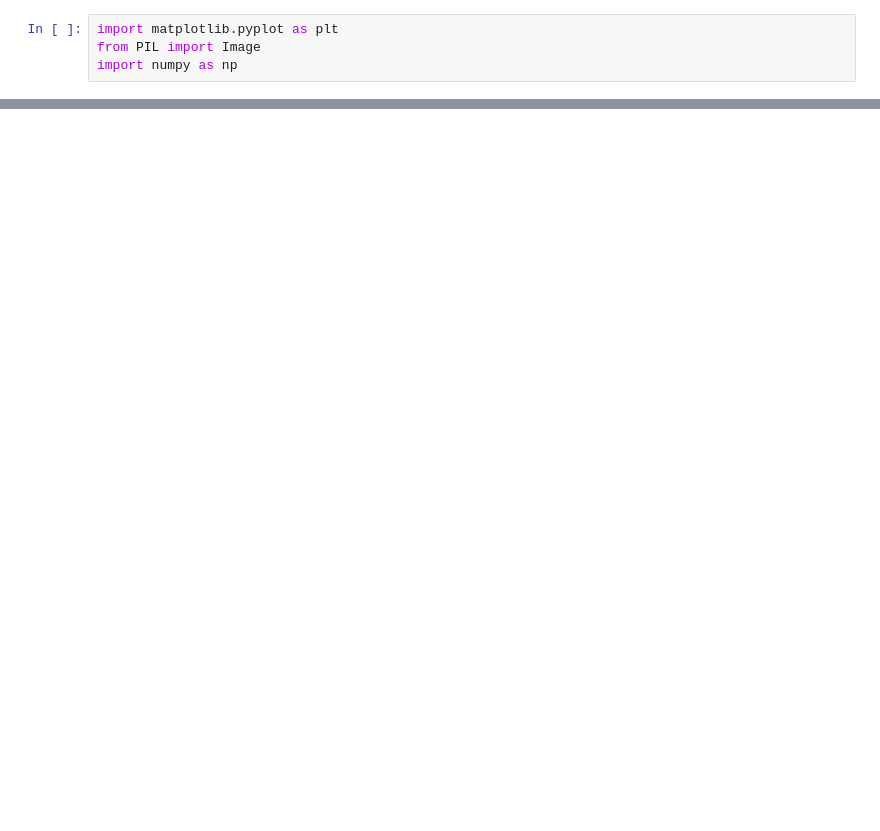
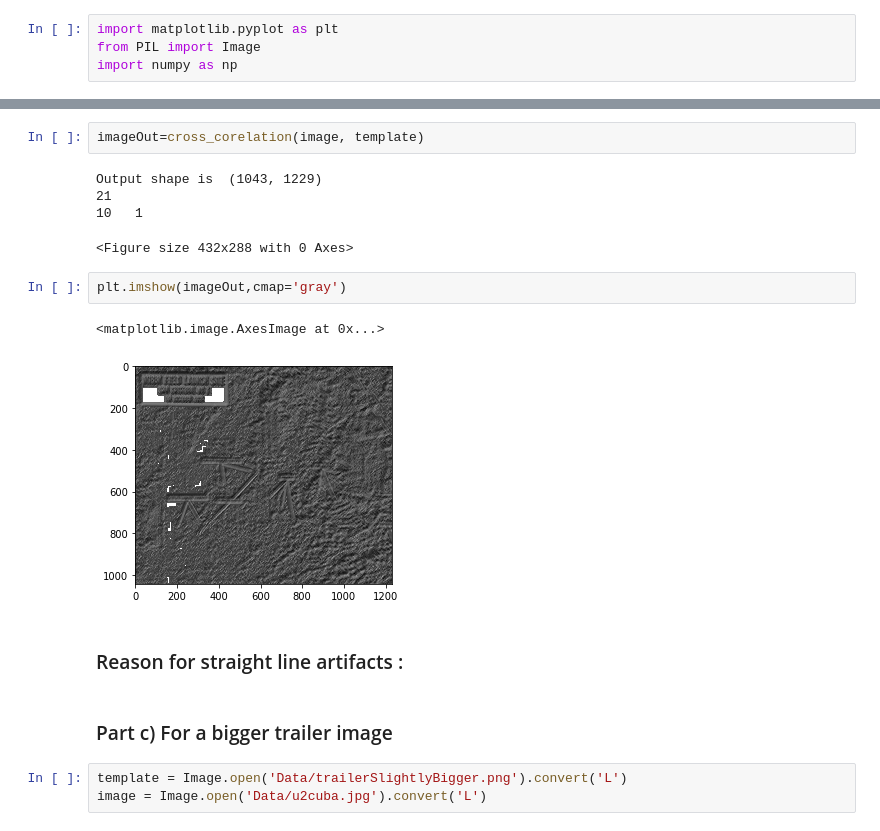
Before and after one commit to Sharath-Ramachandran/DeepLearningAssignments, a Jupyter notebook: Assignment1/Question1.ipynb, the cells around one changed output, grey strips where cells are left out. Cells and saved outputs as stored; diff of their text form; blank space fills up the shorter version.

```diff
--- a/Assignment1/Question1.ipynb
+++ b/Assignment1/Question1.ipynb
@@ -70,0 +86,19 @@ print(i,j)
+# %%
+imageOut=cross_corelation(image, template)
+# %% [output]
+Output shape is  (1043, 1229)
+21
+10   1
+<Figure size 432x288 with 0 Axes>
+# %%
+plt.imshow(imageOut,cmap='gray')
+# %% [output]
+<matplotlib.image.AxesImage at 0x...>
+[figure, added]
+# %% [markdown]
+### Reason for straight line artifacts :
+# %% [markdown]
+### Part c) For a bigger trailer image
+# %%
+template = Image.open('Data/trailerSlightlyBigger.png').convert('L')
+image = Image.open('Data/u2cuba.jpg').convert('L')
```
Also changed, not shown: parts of 25 cells of this notebook, 3 other files.
